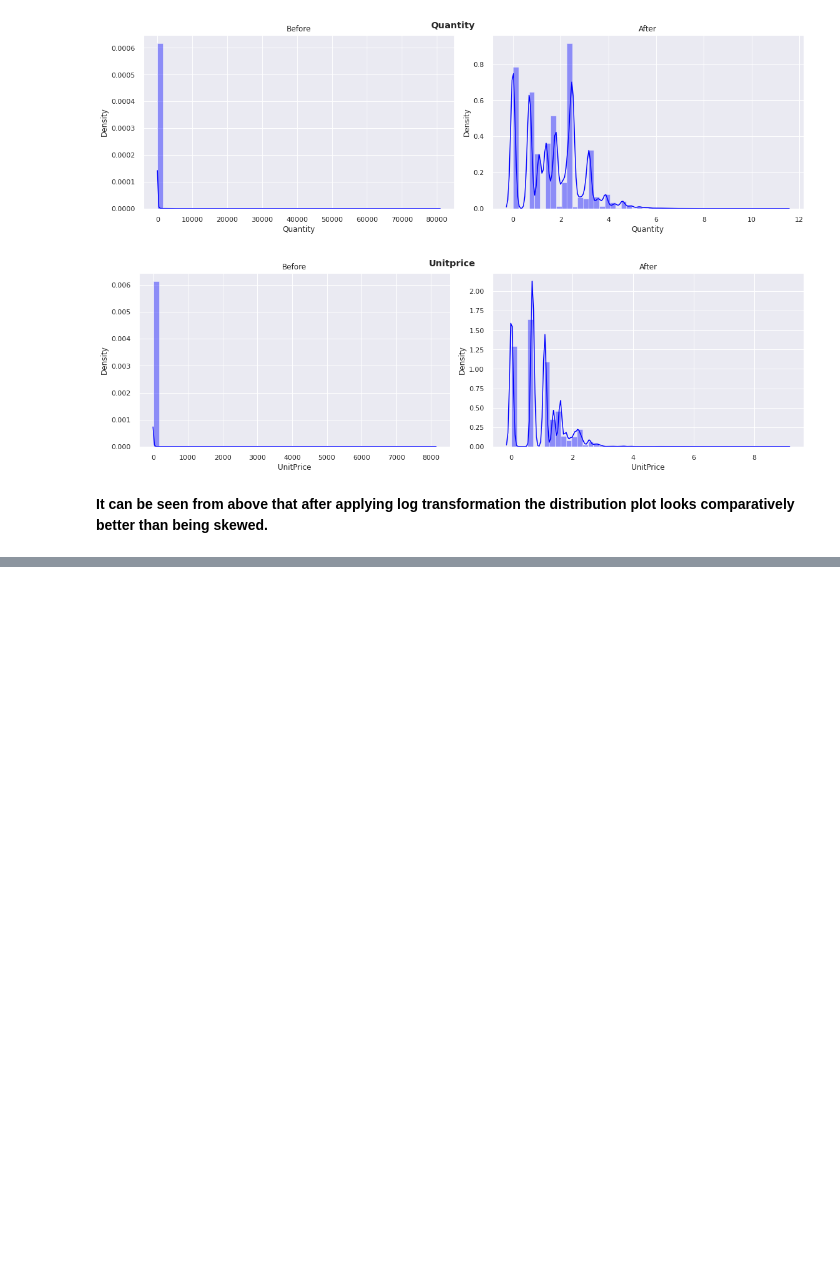
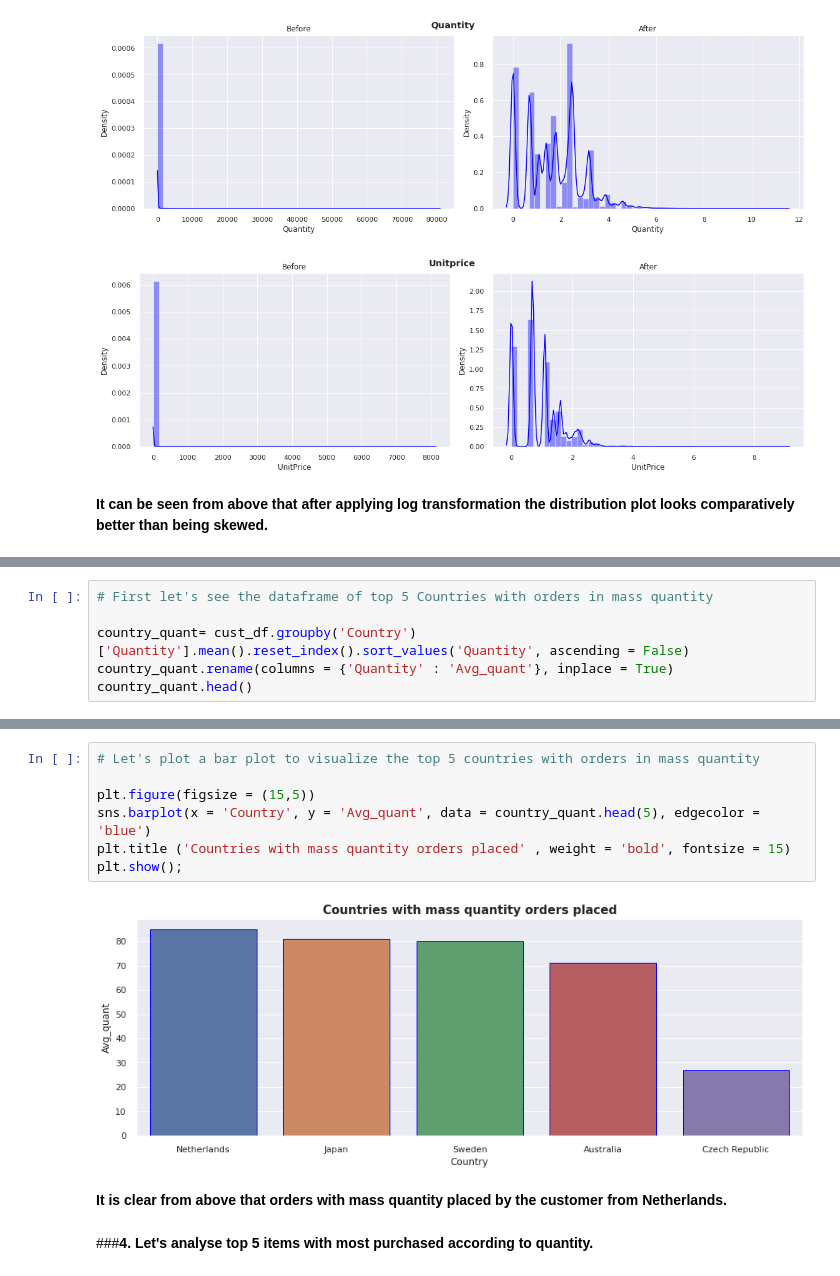
Before and after one commit to Kousikdutta1/Online-Retail-Customer-Segmentation, a Jupyter notebook: Kousik_Dutta_Online_Retail_Customer_Segmentation_Capstone_Project.ipynb, the cells around one changed output, grey strips where cells are left out. Saved outputs shown, nothing was run; the diff lists cells and outputs as text; blank space fills up the shorter version.

```diff
--- a/Kousik_Dutta_Online_Retail_Customer_Segmentation_Capstone_Project.ipynb
+++ b/Kousik_Dutta_Online_Retail_Customer_Segmentation_Capstone_Project.ipynb
@@ -575,0 +634,6 @@ for column in dis_col :
+# %%
+# First let's see the dataframe of top 5 Countries with orders in mass quantity
+
+country_quant= cust_df.groupby('Country')['Quantity'].mean().reset_index().sort_values('Quantity', ascending = False)
+country_quant.rename(columns = {'Quantity' : 'Avg_quant'}, inplace = True)
+country_quant.head()
@@ -575,0 +647,13 @@ for column in dis_col :
+# %%
+# Let's plot a bar plot to visualize the top 5 countries with orders in mass quantity
+
+plt.figure(figsize = (15,5))
+sns.barplot(x = 'Country', y = 'Avg_quant', data = country_quant.head(5), edgecolor = 'blue')
+plt.title ('Countries with mass quantity orders placed' , weight = 'bold', fontsize = 15)
+plt.show();
+# %% [output]
+[figure, added]
+# %% [markdown]
+**It is clear from above that orders with mass quantity placed by the customer from Netherlands.**
+# %% [markdown]
+###**4. Let's analyse top 5 items with most purchased according to quantity.**
```
Also changed, not shown: parts of 23 cells of this notebook.
